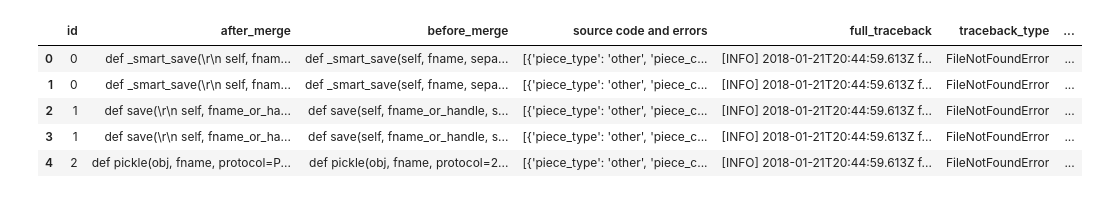
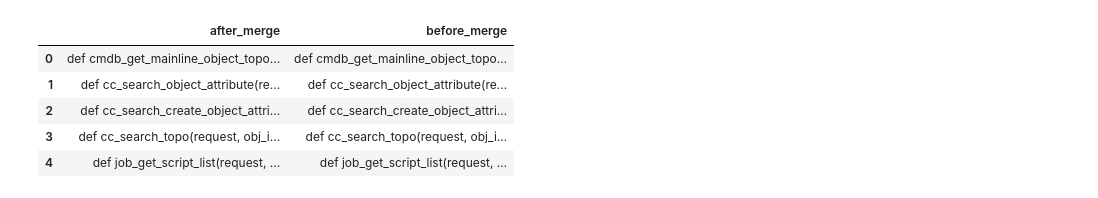
Before and after one commit to NamanGupta1102/FYP_Results, a Jupyter notebook: Evaluating/evaluate.ipynb, the cells around one changed output. Drawn from its saved outputs; the diff is of its cells as text; code cells hidden in the pictures.

```diff
--- a/Evaluating/evaluate.ipynb
+++ b/Evaluating/evaluate.ipynb
@@ -8,20 +8,20 @@ api_key = "AIzaSyBmjhopUEEOHLgBwvn0r36e3tsHUqOnEfA"
 # %%
 import pandas as pd
 from datasets import load_dataset
 
-dataset = load_dataset("SKaup/same_column_secure_optimized_recommendations")
+dataset = load_dataset("SKaup/test_data_before_and_after_merge")
 
 combined_df = pd.DataFrame()
 for split_name, split_data in dataset.items():
   split_df = split_data.to_pandas()
   combined_df = pd.concat([combined_df, split_df])
 
 df = combined_df
 df.head()
 # %% [output]
-|  | id | after_merge | before_merge | source code and errors | full_traceback | traceback_type | ... |
-| 0 | 0 | def _smart_save(\r\n self, fnam... | def _smart_save(self, fname, sepa... | [{'piece_type': 'other', 'piece_c... | [INFO] 2018-01-21T20:44:59.613Z f... | FileNotFoundError | ... |
-| 1 | 0 | def _smart_save(\r\n self, fnam... | def _smart_save(self, fname, sepa... | [{'piece_type': 'other', 'piece_c... | [INFO] 2018-01-21T20:44:59.613Z f... | FileNotFoundError | ... |
-| 2 | 1 | def save(\r\n self, fname_or_ha... | def save(self, fname_or_handle, s... | [{'piece_type': 'other', 'piece_c... | [INFO] 2018-01-21T20:44:59.613Z f... | FileNotFoundError | ... |
-| 3 | 1 | def save(\r\n self, fname_or_ha... | def save(self, fname_or_handle, s... | [{'piece_type': 'other', 'piece_c... | [INFO] 2018-01-21T20:44:59.613Z f... | FileNotFoundError | ... |
-| 4 | 2 | def pickle(obj, fname, protocol=P... | def pickle(obj, fname, protocol=2... | [{'piece_type': 'other', 'piece_c... | [INFO] 2018-01-21T20:44:59.613Z f... | FileNotFoundError | ... |
+|  | after_merge | before_merge |
+| 0 | def cmdb_get_mainline_object_topo... | def cmdb_get_mainline_object_topo... |
+| 1 | def cc_search_object_attribute(re... | def cc_search_object_attribute(re... |
+| 2 | def cc_search_create_object_attri... | def cc_search_create_object_attri... |
+| 3 | def cc_search_topo(request, obj_i... | def cc_search_topo(request, obj_i... |
+| 4 | def job_get_script_list(request, ... | def job_get_script_list(request, ... |
```
Also changed, not shown: parts of 16 cells of this notebook, 1 other file.
